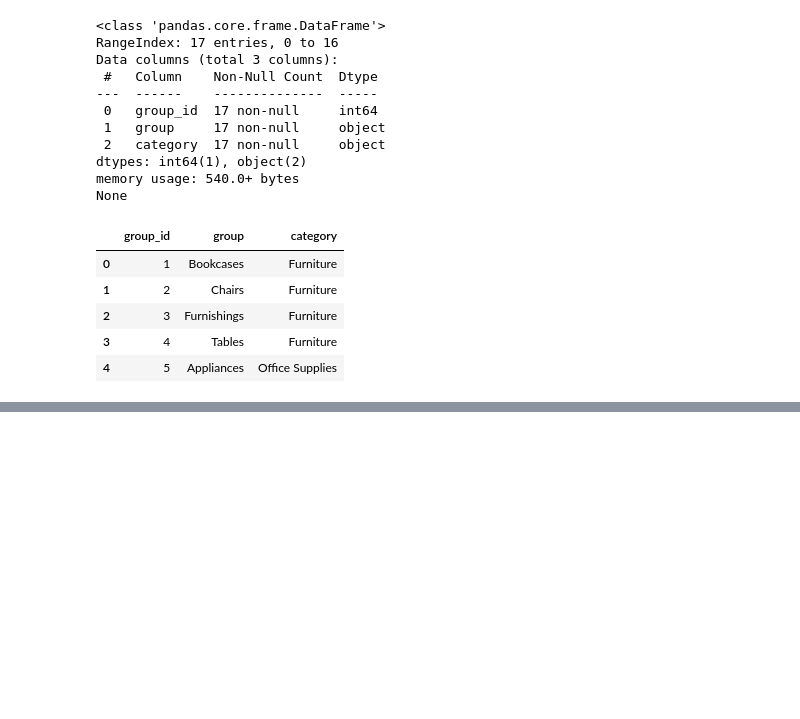
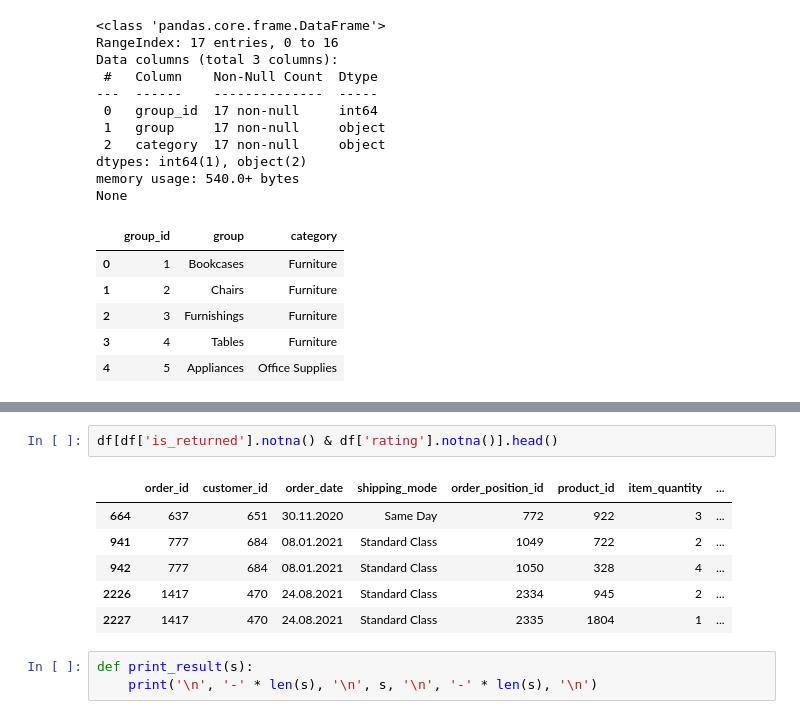
Before and after one commit to dawid-platek/Python_kajodata_course, a Jupyter notebook: PROJECT/Project.ipynb, the cells around one changed output, grey strips where cells are left out. Drawn from its saved outputs; the diff is of its cells as text; blank space fills up the shorter version.

```diff
--- a/PROJECT/Project.ipynb
+++ b/PROJECT/Project.ipynb
@@ -195,0 +258,12 @@ None
+# %%
+df[df['is_returned'].notna() & df['rating'].notna()].head()
+# %% [output]
+|  | order_id | customer_id | order_date | shipping_mode | order_position_id | product_id | item_quantity | ... |
+| 664 | 637 | 651 | 30.11.2020 | Same Day | 772 | 922 | 3 | ... |
+| 941 | 777 | 684 | 08.01.2021 | Standard Class | 1049 | 722 | 2 | ... |
+| 942 | 777 | 684 | 08.01.2021 | Standard Class | 1050 | 328 | 4 | ... |
+| 2226 | 1417 | 470 | 24.08.2021 | Standard Class | 2334 | 945 | 2 | ... |
+| 2227 | 1417 | 470 | 24.08.2021 | Standard Class | 2335 | 1804 | 1 | ... |
+# %%
+def print_result(s):
+    print('\n', '-' * len(s), '\n', s, '\n', '-' * len(s), '\n')
```
Also changed, not shown: parts of 9 cells of this notebook.
